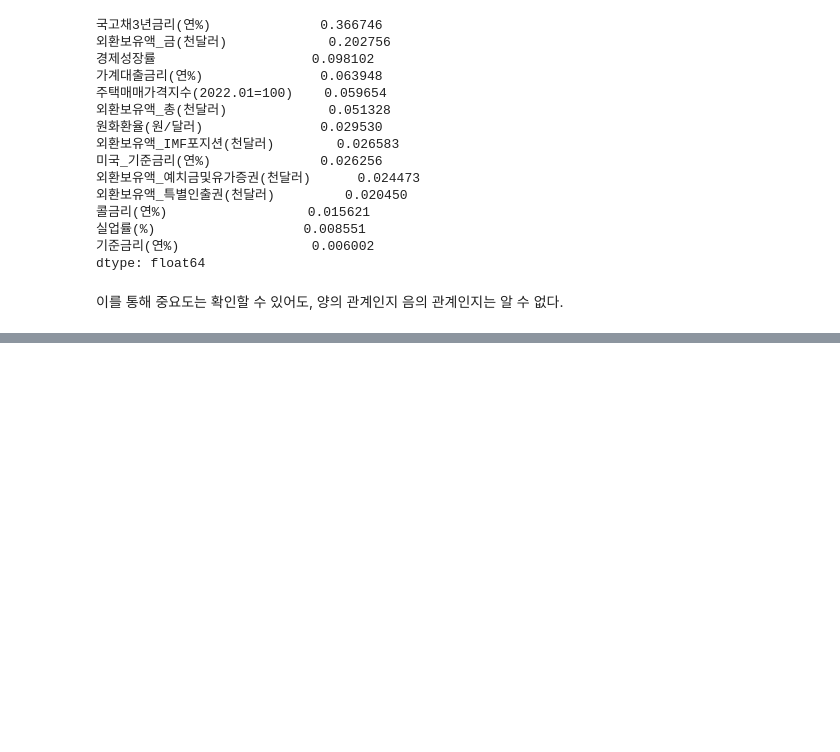
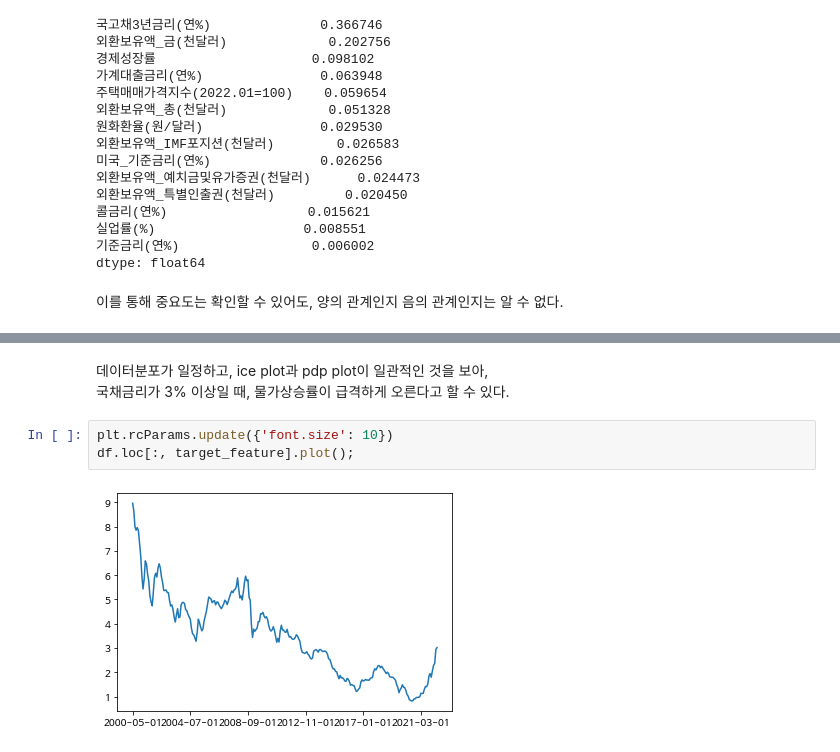
Before and after one commit to nan-park/section2_project, a Jupyter notebook: data_modeling.ipynb, the cells around one changed output, grey strips where cells are left out. Saved outputs shown, nothing was run; the diff lists cells and outputs as text; blank space fills up the shorter version.

```diff
--- a/data_modeling.ipynb
+++ b/data_modeling.ipynb
@@ -197,0 +281,8 @@ dtype: float64
+# %% [markdown]
+데이터분포가 일정하고, ice plot과 pdp plot이 일관적인 것을 보아,<br>
+국채금리가 3% 이상일 때, 물가상승률이 급격하게 오른다고 할 수 있다.
+# %%
+plt.rcParams.update({'font.size': 10})
+df.loc[:, target_feature].plot();
+# %% [output]
+[figure, added]
```
Also changed, not shown: parts of 14 cells of this notebook.
